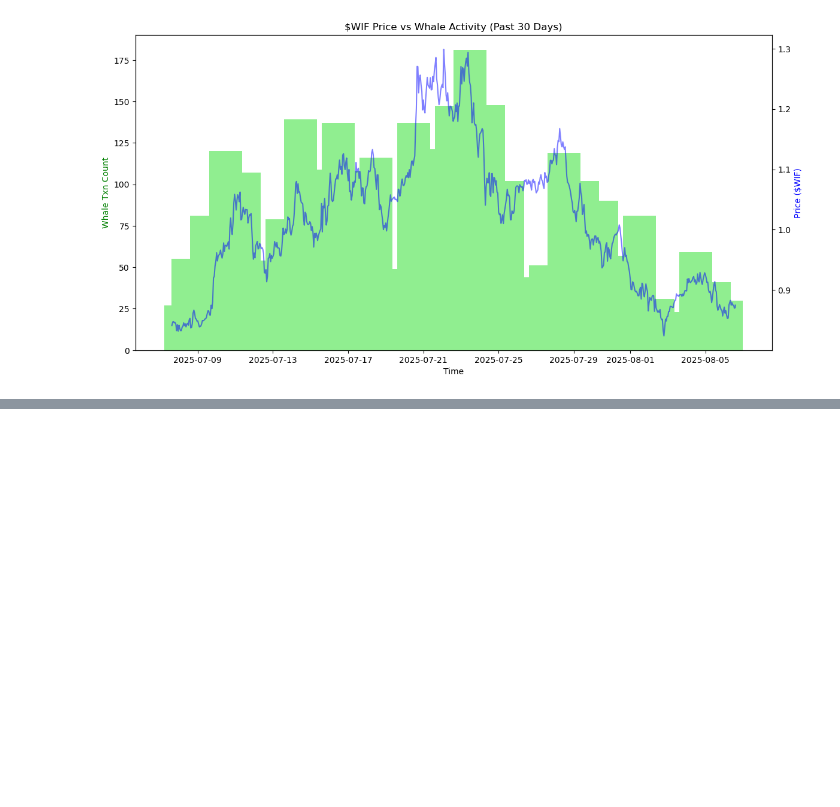
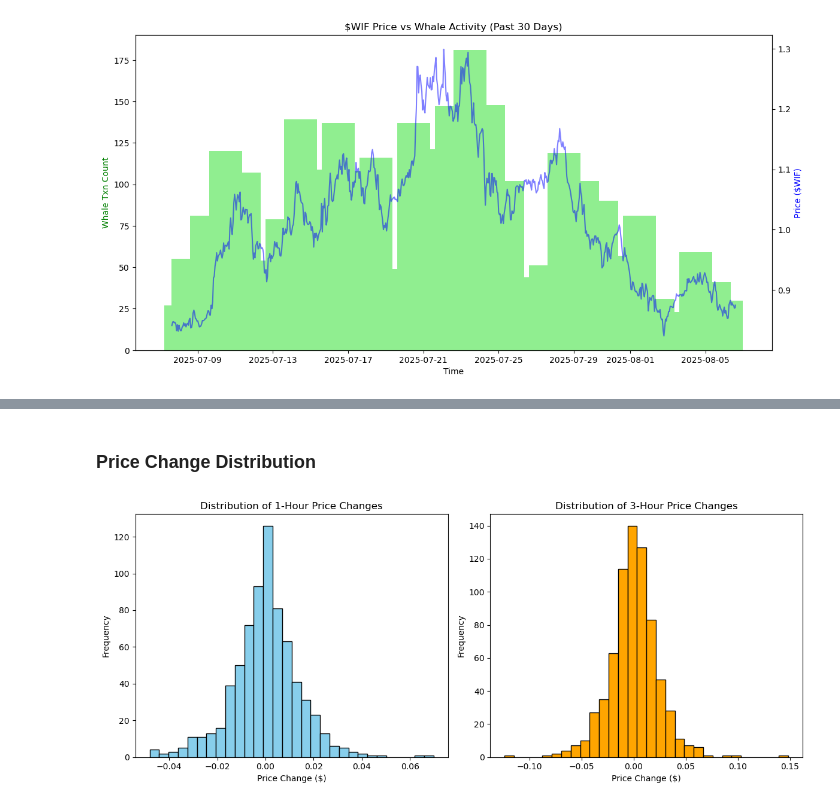
Before and after one commit to CHINEDU-UZORUE/web3-mini-capstone, a Jupyter notebook: minic/Notebooks/04_visualize.ipynb, the cells around one changed output, grey strips where cells are left out. Cells and saved outputs as stored; diff of their text form; code cells hidden in the pictures; blank space fills up the shorter version.

```diff
--- a/minic/Notebooks/04_visualize.ipynb
+++ b/minic/Notebooks/04_visualize.ipynb
@@ -30,0 +57,22 @@ plt.show()
+# %% [markdown]
+### Price Change Distribution
+# %%
+# Histogram of price changes (1h and 3h)
+plt.figure(figsize=(12,5))
+
+plt.subplot(1, 2, 1)
+plt.hist(df_clean['price_change_1h'], bins=30, color='skyblue', edgecolor='black')
+plt.title('Distribution of 1-Hour Price Changes')
+plt.xlabel('Price Change ($)')
+plt.ylabel('Frequency')
+
+plt.subplot(1, 2, 2)
+plt.hist(df_clean['price_change_3h'], bins=30, color='orange', edgecolor='black')
+plt.title('Distribution of 3-Hour Price Changes')
+plt.xlabel('Price Change ($)')
+plt.ylabel('Frequency')
+
+plt.tight_layout()
+plt.show()
+# %% [output]
+[figure, added]
```
Also changed, not shown: parts of 4 cells of this notebook, 19 other files.
